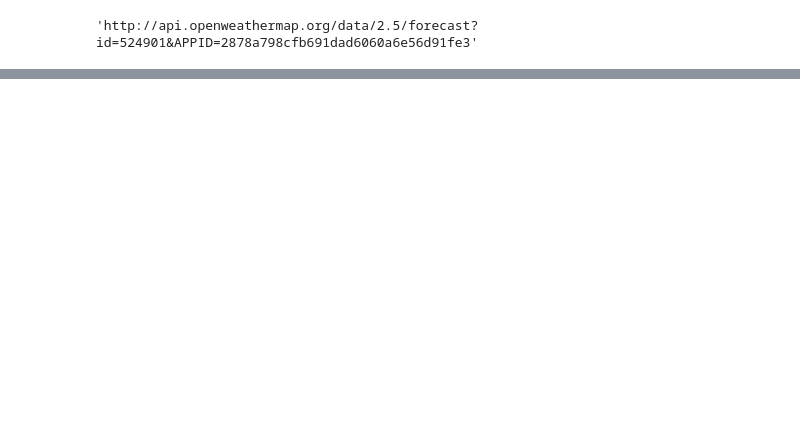
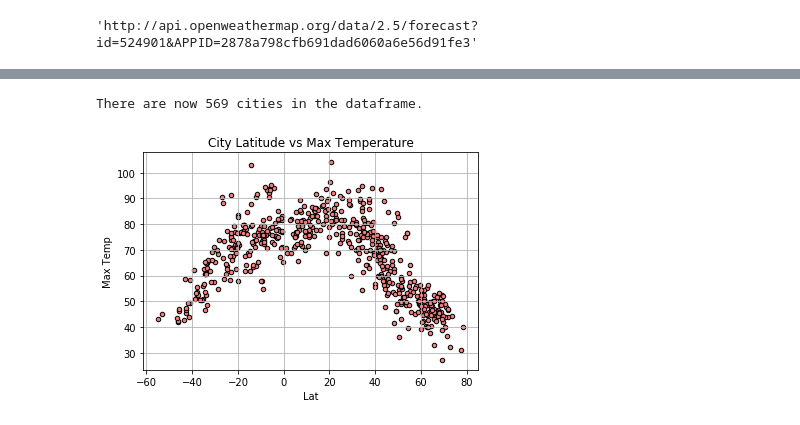
Before and after one commit to tnatoli29/Python-API-Challenge, a Jupyter notebook: WeatherPy/WeatherPy.ipynb, the cells around one changed output, grey strips where cells are left out. Cells and saved outputs as stored; diff of their text form; code cells hidden in the pictures; blank space fills up the shorter version.

Commit message:
5th commit, created scatter plots

```diff
--- a/WeatherPy/WeatherPy.ipynb
+++ b/WeatherPy/WeatherPy.ipynb
@@ -125,0 +145,20 @@ weather_df.to_csv(r'output_data\my_weather_df.csv')
+# %%
+#Time to remove outliers with humidty of 100%
+humid_100 = weather_df[weather_df["Humidity"]== 100].index
+
+weather_df = weather_df.drop(humid_100, inplace=True)
+# %%
+#Find the amount of cities again
+city_count3 = len(weather_df)
+print(f"There are now {city_count3} cities in the dataframe.")
+# %% [output]
+There are now 569 cities in the dataframe.
+# %%
+#Create the scatter plot to show the coorelation between the City's Latitude vs the Max Temperature
+weather_chart = weather_df.plot(kind = "scatter", x = "Lat", y = "Max Temp", title = "City Latitude vs Max Temperature",
+                                color = "lightcoral", edgecolor = "black", grid = True)
+
+#Save the chart to the output folder
+plt.savefig("output_data/lat_vs_temp")
+# %% [output]
+[figure, added]
```
Also changed, not shown: parts of 8 cells of this notebook, 5 other files.
